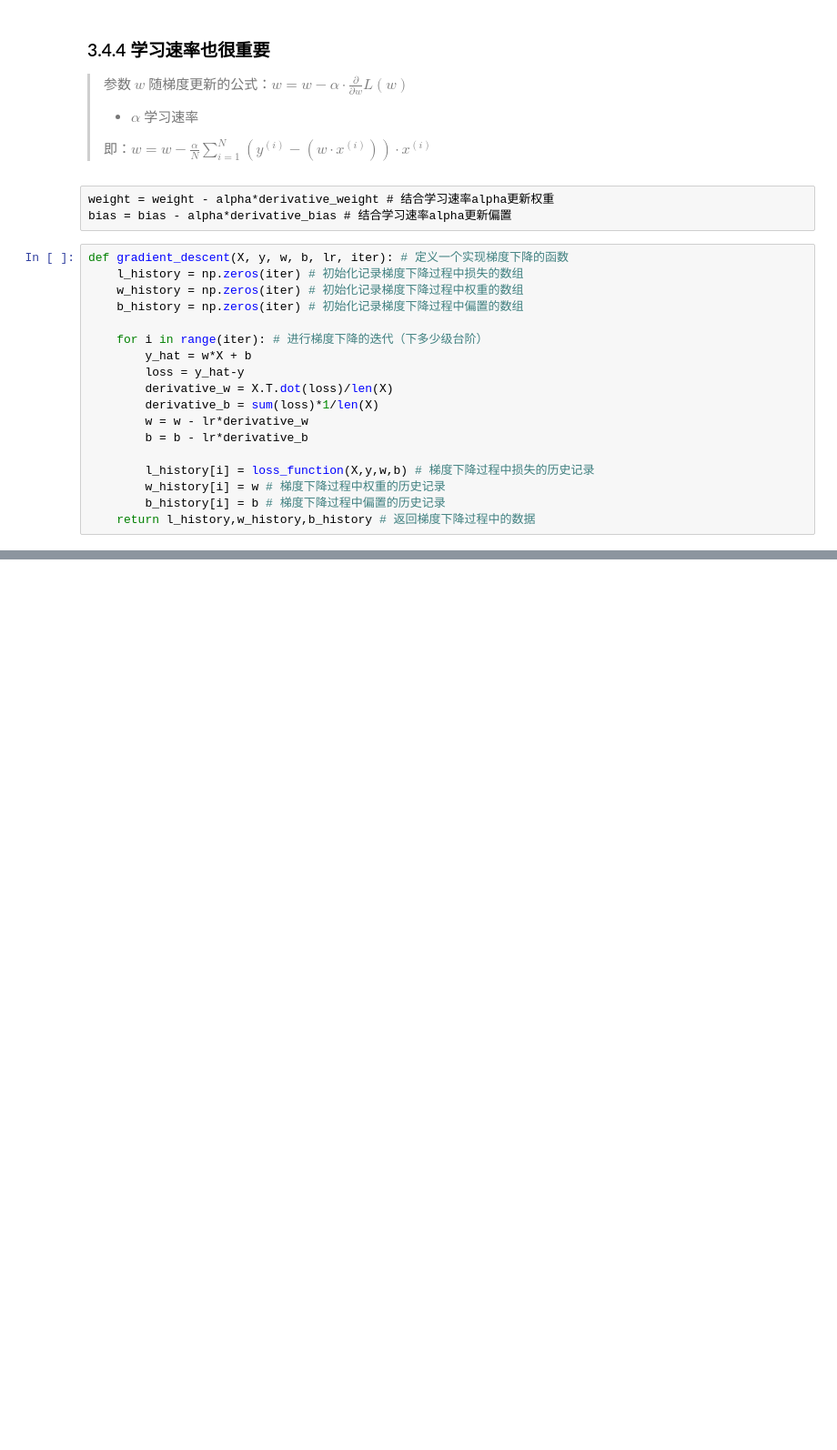
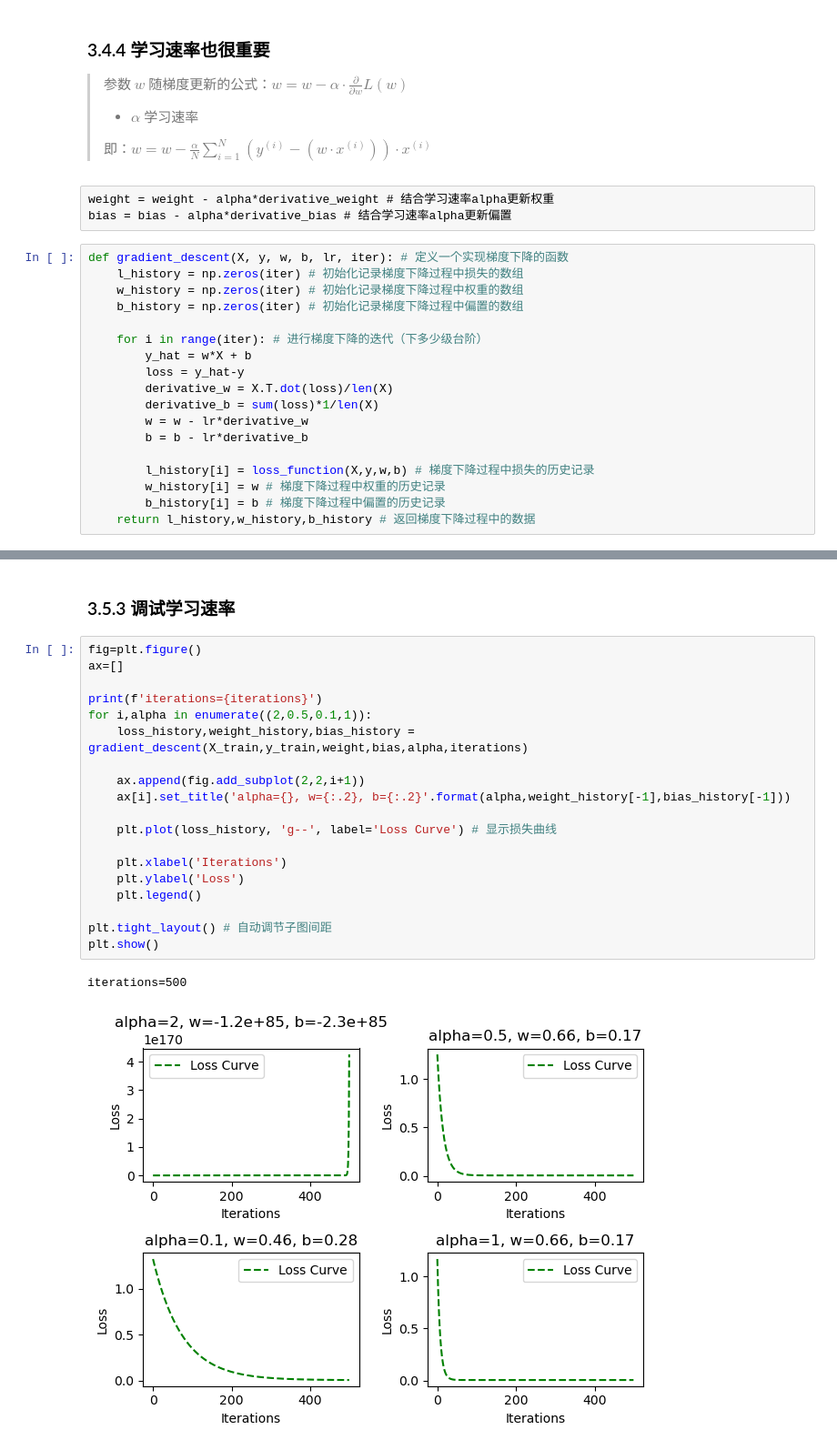
Before and after one commit to MemoryFactory/jupyter_basic, a Jupyter notebook: zero_ml.ipynb, the cells around one changed output, grey strips where cells are left out. Shown at 91% size. Cells and saved outputs as stored; diff of their text form; blank space fills up the shorter version.

```diff
--- a/zero_ml.ipynb
+++ b/zero_ml.ipynb
@@ -696,0 +754,24 @@ def gradient_descent(X, y, w, b, lr, iter): # 定义一个实现梯度下降的
+# %% [markdown]
+### 3.5.3 调试学习速率
+# %%
+fig=plt.figure()
+ax=[]
+
+print(f'iterations={iterations}')
+for i,alpha in enumerate((2,0.5,0.1,1)):
+    loss_history,weight_history,bias_history = gradient_descent(X_train,y_train,weight,bias,alpha,iterations)
+
+    ax.append(fig.add_subplot(2,2,i+1))
+    ax[i].set_title('alpha={}, w={:.2}, b={:.2}'.format(alpha,weight_history[-1],bias_history[-1]))
+
+    plt.plot(loss_history, 'g--', label='Loss Curve') # 显示损失曲线
+
+    plt.xlabel('Iterations')
+    plt.ylabel('Loss')
+    plt.legend()
+
+plt.tight_layout() # 自动调节子图间距
+plt.show()
+# %% [output]
+iterations=500
+[figure, added]
```
Also changed, not shown: parts of 17 cells of this notebook.
